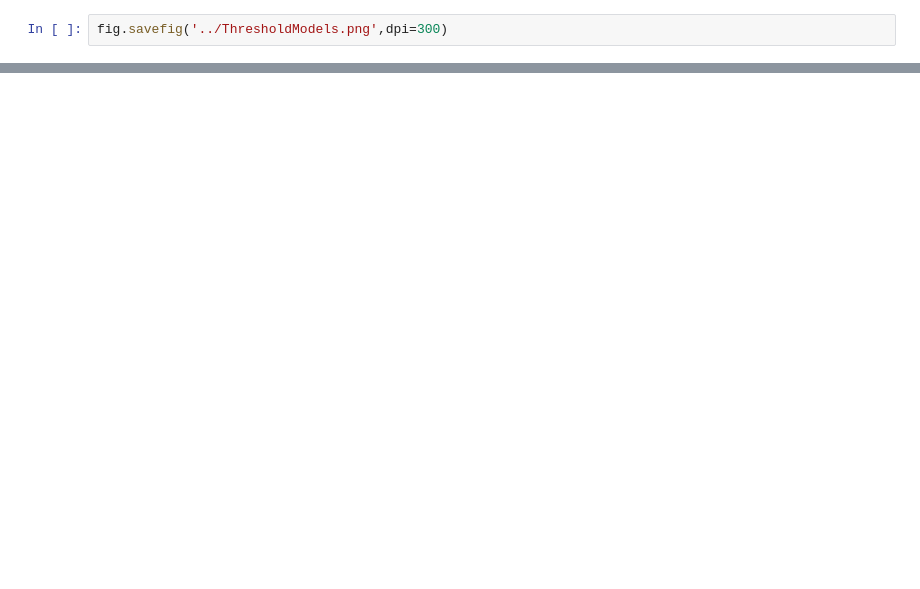
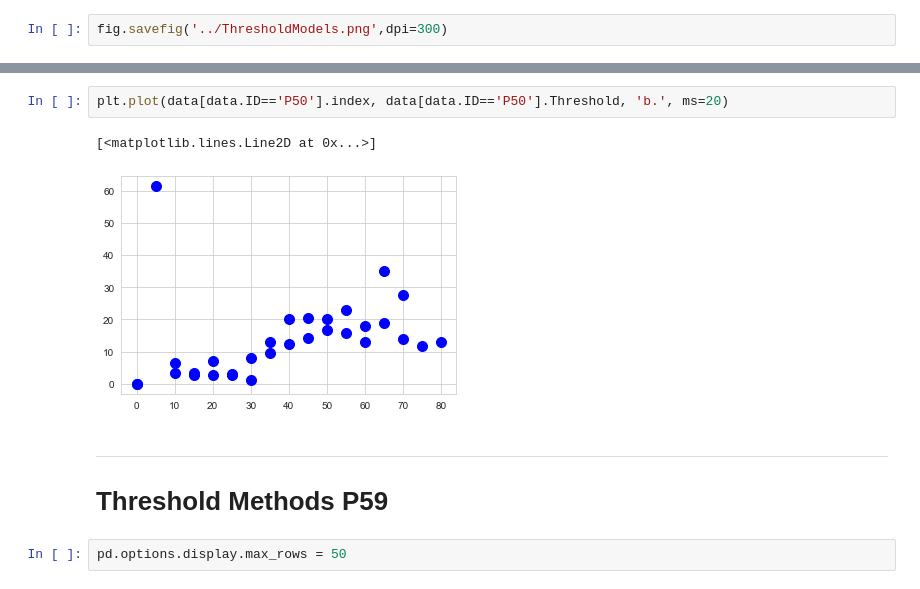
Before and after one commit to 6one2/MagnetophospheneResponse, a Jupyter notebook: 2020_02_FrequencyResponse.ipynb, the cells around one changed output, grey strips where cells are left out. Saved outputs shown, nothing was run; the diff lists cells and outputs as text; blank space fills up the shorter version.

```diff
--- a/2020_02_FrequencyResponse.ipynb
+++ b/2020_02_FrequencyResponse.ipynb
@@ -219,0 +269,10 @@ Using matplotlib backend: MacOSX
+# %%
+plt.plot(data[data.ID=='P50'].index, data[data.ID=='P50'].Threshold, 'b.', ms=20)
+# %% [output]
+[<matplotlib.lines.Line2D at 0x...>]
+[figure, added]
+# %% [markdown]
+---
+# __Threshold Methods P59__
+# %%
+pd.options.display.max_rows = 50
```
Also changed, not shown: parts of 23 cells of this notebook, 7 other files.
